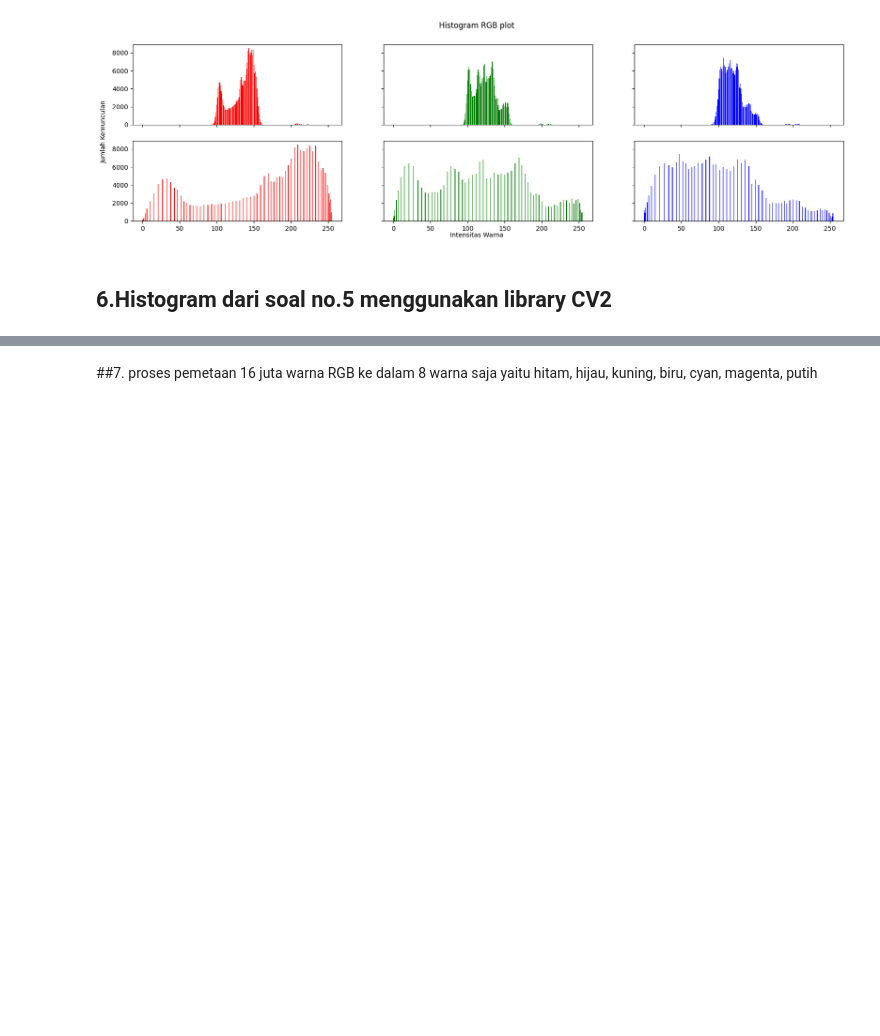
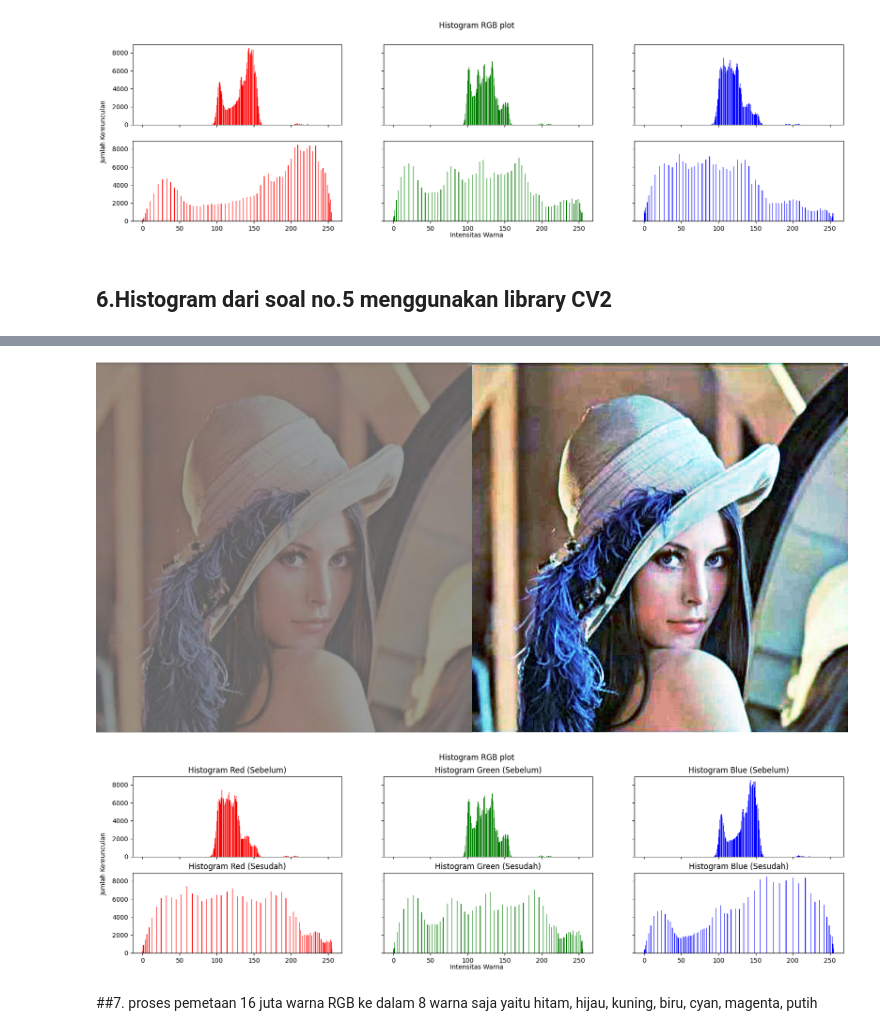
Before and after one commit to FadlilaAfida/PCVK_Ganjil_2023, a Jupyter notebook: Week6.ipynb, the cells around one changed output, grey strips where cells are left out. Cells and saved outputs as stored; diff of their text form; code cells hidden in the pictures; blank space fills up the shorter version.

```diff
--- a/Week6.ipynb
+++ b/Week6.ipynb
@@ -180,3 +146,53 @@ else:
+# %%
+# Baca gambar Lena
+img1 = cv.imread('/content/drive/MyDrive/PCVK_Gambar/lena_lc.jpg')
+
+# Fungsi untuk menghitung histogram
+def histog(img):
+    height, width, depth = np.shape(img)
+    ax = np.zeros((3, 256))
+    for y in range(0, height):
+        for x in range(0, width):
+            ax[0][img[y][x][0]] += 1
+            ax[1][img[y][x][1]] += 1
+            ax[2][img[y][x][2]] += 1
+    return ax
+
+# Hitung histogram citra asli
+histo_asli = histog(img1)
+
+# Lakukan Histogram Equalization pada masing-masing saluran warna
+equalized_channels = [cv.equalizeHist(img1[:, :, i]) for i in range(3)]
+
+# Gabungkan saluran warna yang telah diekualisasi
+img2 = cv.merge(equalized_channels)
+
+# Hitung histogram citra hasil equalization
+equal_histo = histog(img2)
+
+# Menampilkan gambar sebelum dan sesudah proses Histogram Equalization
+final_frame = cv.hconcat((img1, img2))  # Gabungkan gambar
+cv2_imshow(final_frame)  # Gunakan cv2_imshow untuk menampilkan gambar di Colab
+
+# Plot histogram sebelum dan sesudah proses Histogram Equalization
+names = np.arange(256)
+
+fig, axs = plt.subplots(2, 3, figsize=[20, 5], sharex=True, sharey=True)
+fig.suptitle('Histogram RGB plot')
+fig.text(0.09, 0.5, 'Jumlah Kemunculan', va='center', rotation='vertical')
+fig.text(0.5, 0.04, 'Intensitas Warna', ha='center')
+
+for i, color in enumerate(['red', 'green', 'blue']):
+    axs[0, i].bar(names, histo_asli[i], color=color)
+    axs[0, i].set_title(f'Histogram {color.capitalize()} (Sebelum)')
+
+    axs[1, i].bar(names, equal_histo[i], color=color)
+    axs[1, i].set_title(f'Histogram {color.capitalize()} (Sesudah)')
+
+plt.show()
+# %% [output]
+[figure, added]
+[figure, added]
 # %% [markdown]
 ##7. proses pemetaan 16 juta warna RGB ke dalam 8 warna saja yaitu hitam, hijau, kuning, biru, cyan, magenta, putih
 # %%
```
Also changed, not shown: parts of 3 cells of this notebook.
